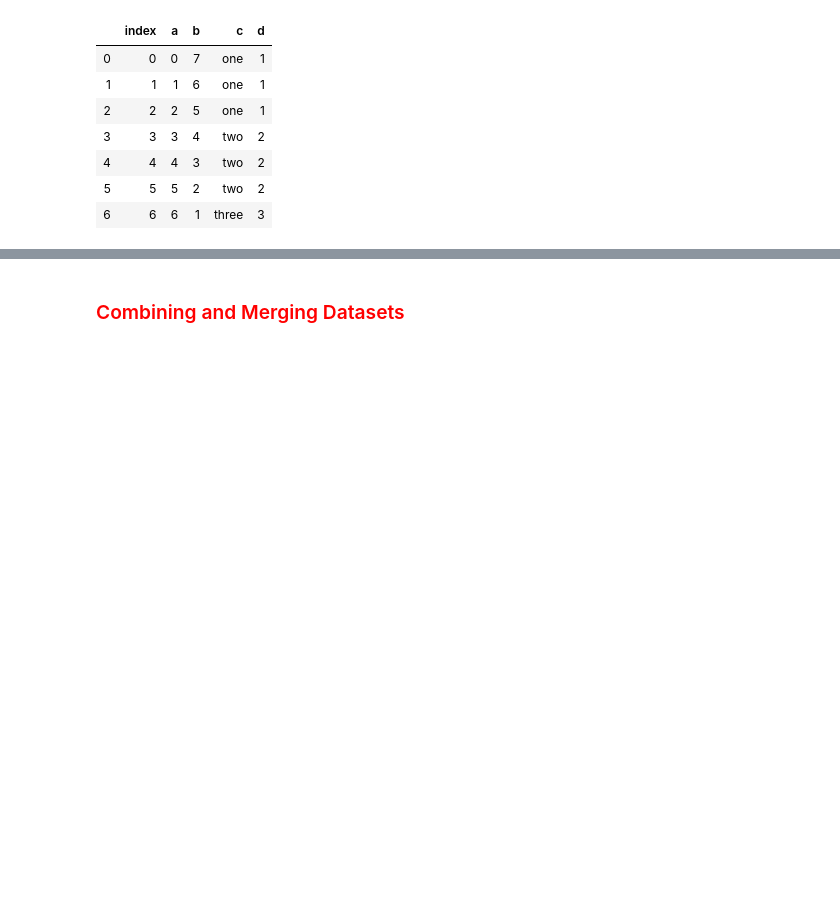
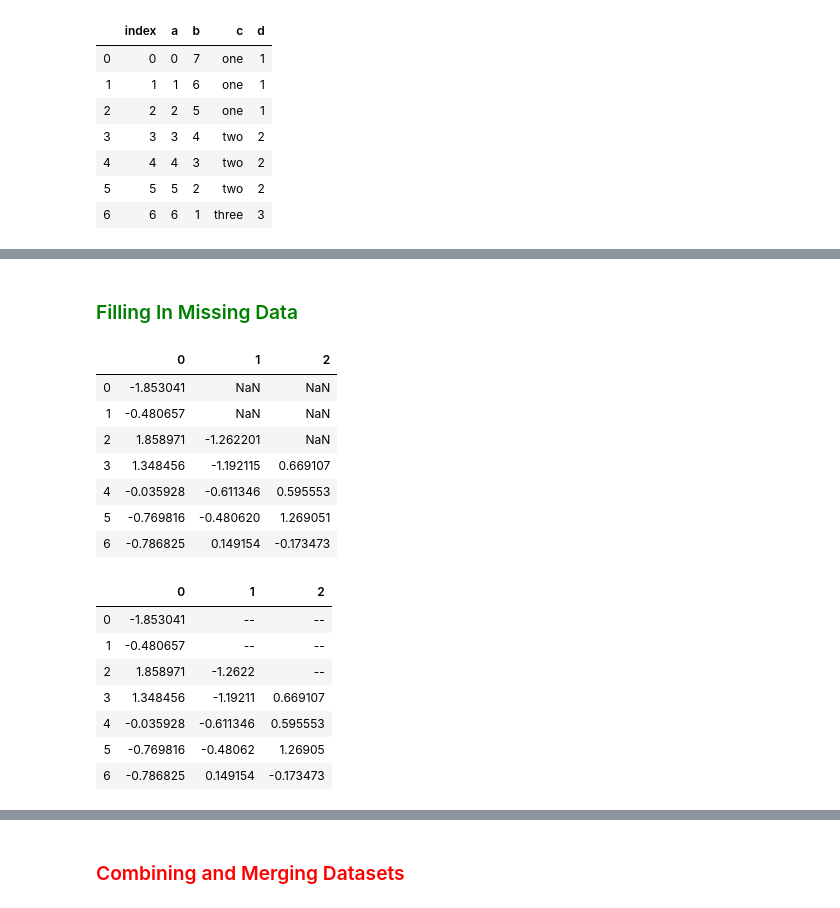
Before and after one commit to 1zulkifel/Data_science, a Jupyter notebook: Pandas_p.ipynb, the cells around one changed output, grey strips where cells are left out. Drawn from its saved outputs; the diff is of its cells as text; code cells hidden in the pictures; blank space fills up the shorter version.

```diff
--- a/Pandas_p.ipynb
+++ b/Pandas_p.ipynb
@@ -692,0 +785,26 @@ dtf.reset_index()
+# %% [markdown]
+### <font color='green'>Filling In Missing Data</font>
+# %%
+#Rather than filtering out missing data (and potentially discarding other data along
+#with it), you may want to fill in the “holes” in any number of ways. For most pur‐
+#poses, the fillna method is the workhorse function to use. Calling fillna with a
+#constant replaces missing values with that value:
+display(df)
+df.fillna('--')# or you can use a number
+# %% [output]
+|  | 0 | 1 | 2 |
+| 0 | -1.853041 | NaN | NaN |
+| 1 | -0.480657 | NaN | NaN |
+| 2 | 1.858971 | -1.262201 | NaN |
+| 3 | 1.348456 | -1.192115 | 0.669107 |
+| 4 | -0.035928 | -0.611346 | 0.595553 |
+| 5 | -0.769816 | -0.480620 | 1.269051 |
+| 6 | -0.786825 | 0.149154 | -0.173473 |
+|  | 0 | 1 | 2 |
+| 0 | -1.853041 | -- | -- |
+| 1 | -0.480657 | -- | -- |
+| 2 | 1.858971 | -1.2622 | -- |
+| 3 | 1.348456 | -1.19211 | 0.669107 |
+| 4 | -0.035928 | -0.611346 | 0.595553 |
+| 5 | -0.769816 | -0.48062 | 1.26905 |
+| 6 | -0.786825 | 0.149154 | -0.173473 |
```
Also changed, not shown: parts of 18 cells of this notebook.
